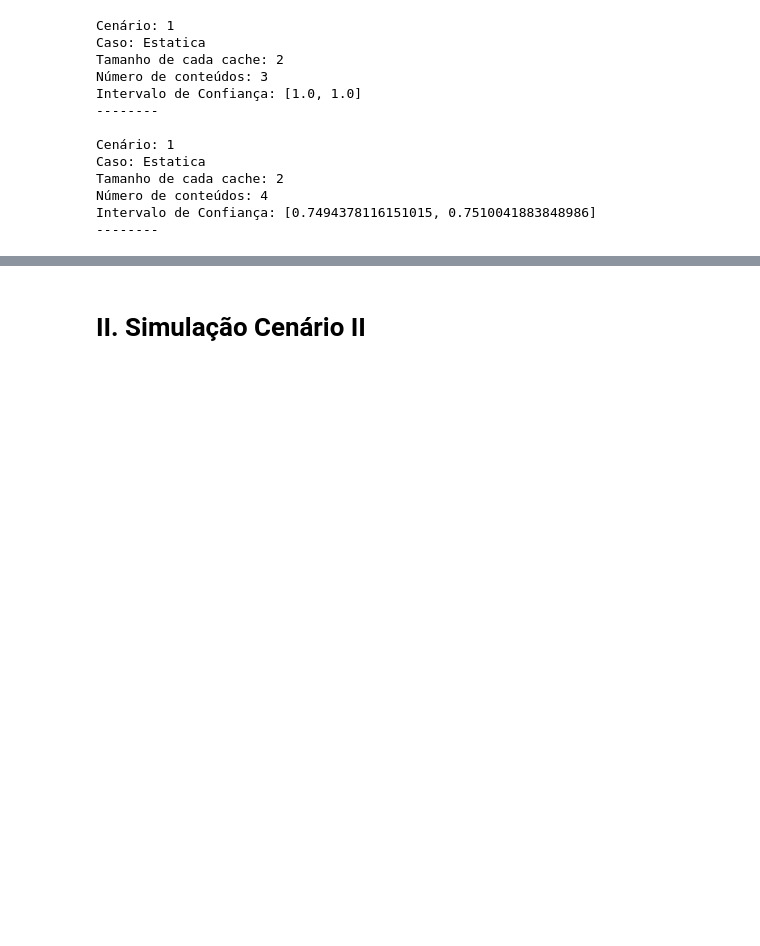
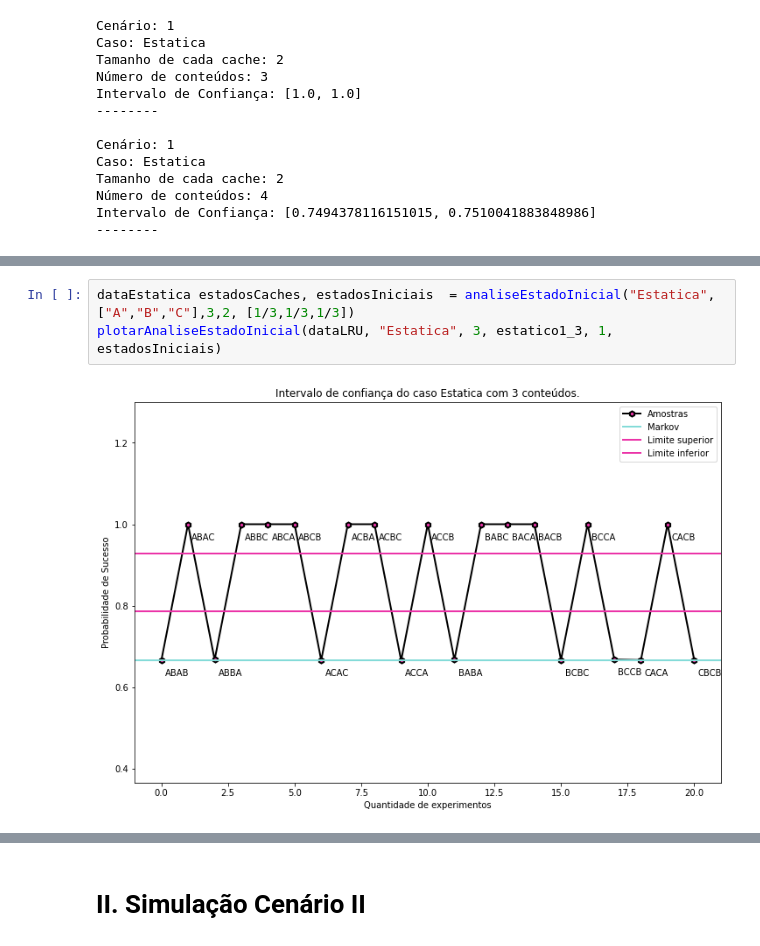
Before and after one commit to siliconemonster/AD-TrabalhoFinal, a Jupyter notebook: Simulação_AD.ipynb, the cells around one changed output, grey strips where cells are left out. Drawn from its saved outputs; the diff is of its cells as text; blank space fills up the shorter version.

```diff
--- a/Simulação_AD.ipynb
+++ b/Simulação_AD.ipynb
@@ -522,0 +707,5 @@ Intervalo de Confiança: [0.7494378116151015, 0.7510041883848986]
+# %%
+dataEstatica estadosCaches, estadosIniciais  = analiseEstadoInicial("Estatica", ["A","B","C"],3,2, [1/3,1/3,1/3])
+plotarAnaliseEstadoInicial(dataLRU, "Estatica", 3, estatico1_3, 1, estadosIniciais)
+# %% [output]
+[figure, added]
```
Also changed, not shown: parts of 53 cells of this notebook.
